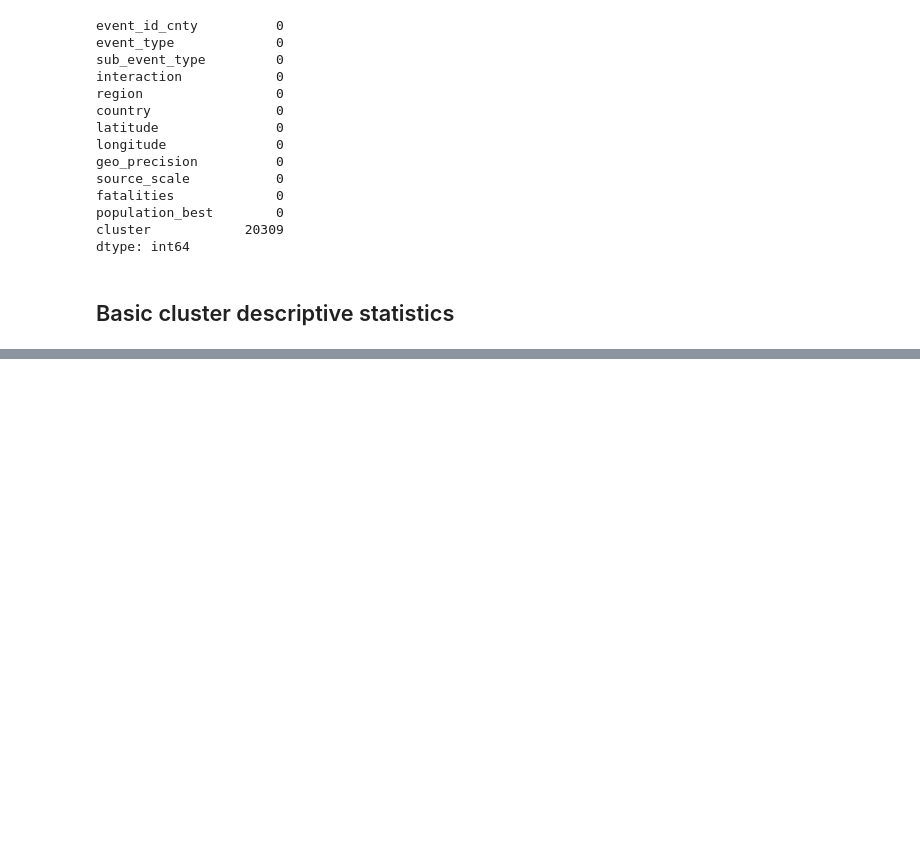
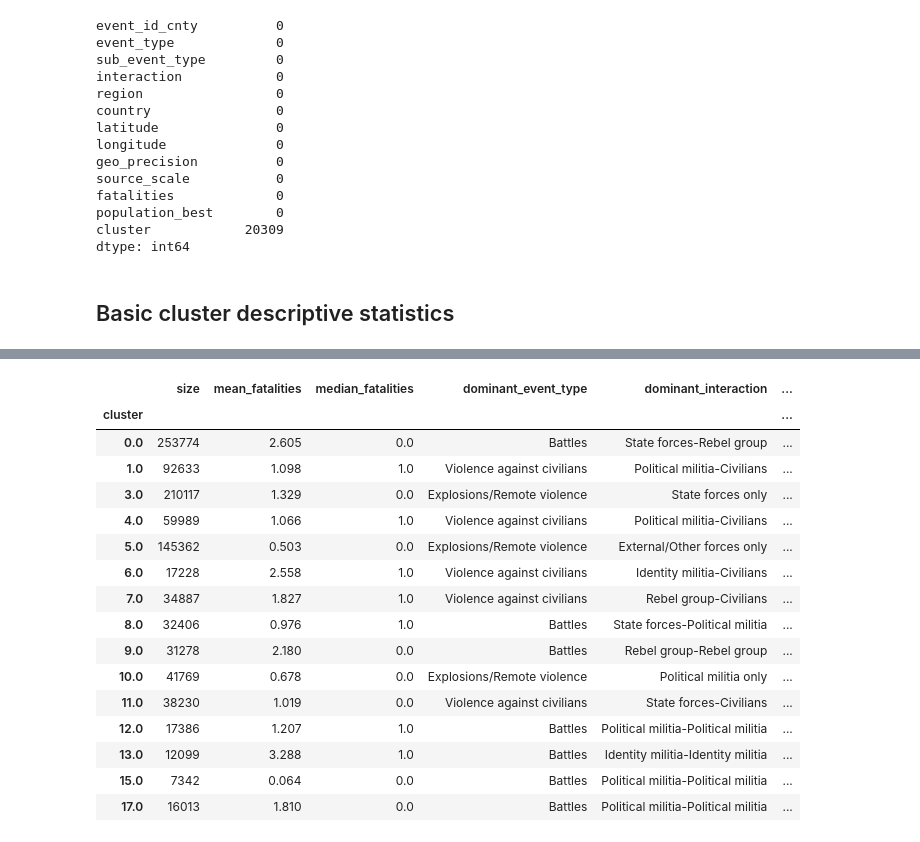
Before and after one commit to CoMa95/Armed-Conflict-Analytics, a Jupyter notebook: notebooks/03_modelling.ipynb, the cells around one changed output, grey strips where cells are left out. Saved outputs shown, nothing was run; the diff lists cells and outputs as text; code cells hidden in the pictures; blank space fills up the shorter version.

```diff
--- a/notebooks/03_modelling.ipynb
+++ b/notebooks/03_modelling.ipynb
@@ -271,0 +441,12 @@ df = df_input_whole.copy()
+# %%
+# population density
+density_distribution = (
+    df_top.groupby("cluster")["population_best"]
+    .agg(["median"])
+    .sort_index()
+)
+
+# round statistics
+density_distribution['median'] = density_distribution['median'].round(3)
+
+density_distribution
@@ -271,0 +502,32 @@ df = df_input_whole.copy()
+# %%
+# combine the above into a summary dataframe
+cluster_summary = pd.DataFrame({
+    "size": fatality_stats_raw["count"],
+    "mean_fatalities": fatality_stats_raw["mean"],
+    "median_fatalities": fatality_stats_raw["median"],
+    "dominant_event_type": event_distribution.idxmax(axis=1),
+    "dominant_interaction": top_interactions,
+    "dominant_region": region_distribution.idxmax(axis=1),
+    "median_population_density": density_distribution["median"],
+    "source_scale_distribution": source_scale_distribution.idxmax(axis=1)
+})
+
+cluster_summary.head(15)
+# %% [output]
+|  | size | mean_fatalities | median_fatalities | dominant_event_type | dominant_interaction | ... |
+| cluster |  |  |  |  |  | ... |
+| 0.0 | 253774 | 2.605 | 0.0 | Battles | State forces-Rebel group | ... |
+| 1.0 | 92633 | 1.098 | 1.0 | Violence against civilians | Political militia-Civilians | ... |
+| 3.0 | 210117 | 1.329 | 0.0 | Explosions/Remote violence | State forces only | ... |
+| 4.0 | 59989 | 1.066 | 1.0 | Violence against civilians | Political militia-Civilians | ... |
+| 5.0 | 145362 | 0.503 | 0.0 | Explosions/Remote violence | External/Other forces only | ... |
+| 6.0 | 17228 | 2.558 | 1.0 | Violence against civilians | Identity militia-Civilians | ... |
+| 7.0 | 34887 | 1.827 | 1.0 | Violence against civilians | Rebel group-Civilians | ... |
+| 8.0 | 32406 | 0.976 | 1.0 | Battles | State forces-Political militia | ... |
+| 9.0 | 31278 | 2.180 | 0.0 | Battles | Rebel group-Rebel group | ... |
+| 10.0 | 41769 | 0.678 | 0.0 | Explosions/Remote violence | Political militia only | ... |
+| 11.0 | 38230 | 1.019 | 0.0 | Violence against civilians | State forces-Civilians | ... |
+| 12.0 | 17386 | 1.207 | 1.0 | Battles | Political militia-Political militia | ... |
+| 13.0 | 12099 | 3.288 | 1.0 | Battles | Identity militia-Identity militia | ... |
+| 15.0 | 7342 | 0.064 | 0.0 | Battles | Political militia-Political militia | ... |
+| 17.0 | 16013 | 1.810 | 0.0 | Battles | Political militia-Political militia | ... |
```
Also changed, not shown: parts of 11 cells of this notebook.
